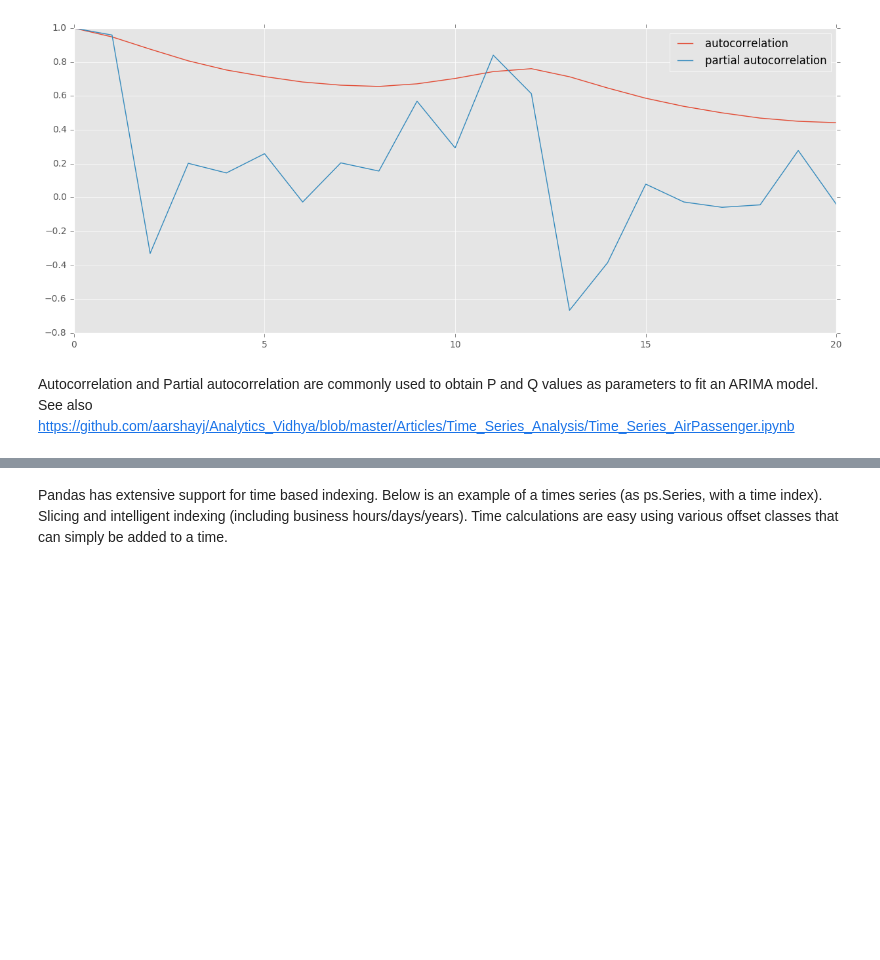
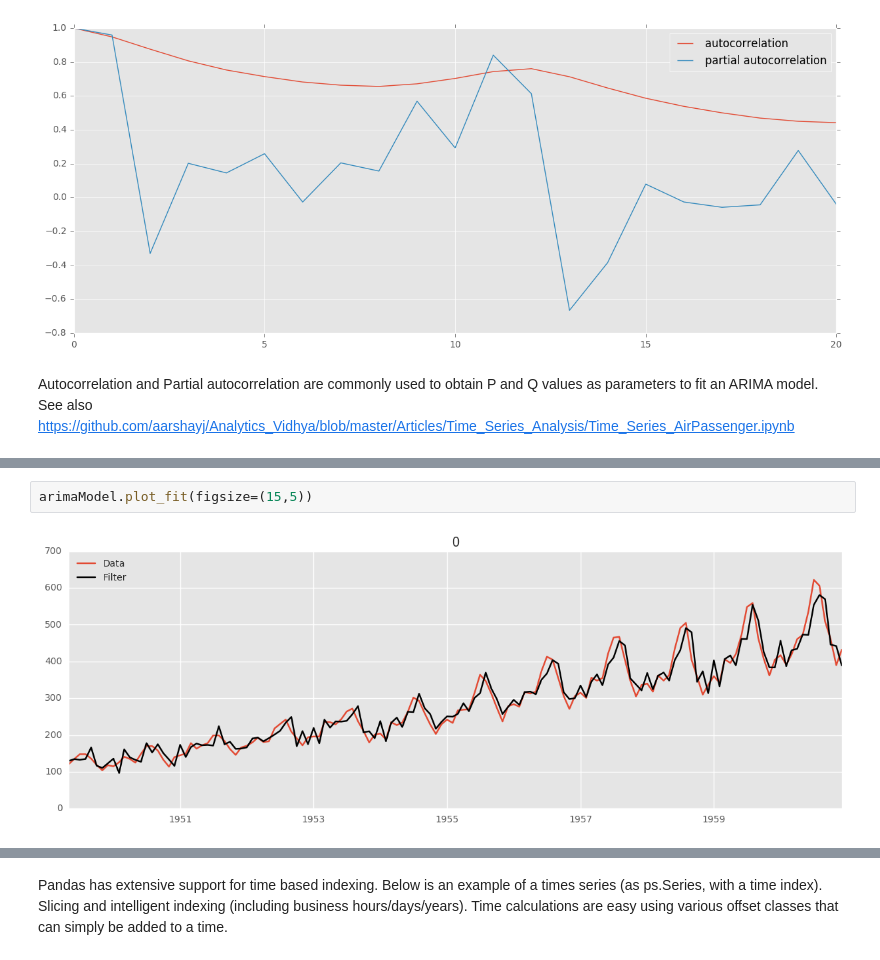
Before and after one commit to smartsystems4u/timeseries_analysis, a Jupyter notebook: Time series analysis techniques.ipynb, the cells around one changed output, grey strips where cells are left out. Saved outputs shown, nothing was run; the diff lists cells and outputs as text; blank space fills up the shorter version.

```diff
--- a/Time series analysis techniques.ipynb
+++ b/Time series analysis techniques.ipynb
@@ -386,0 +444,4 @@ See also https://github.com/aarshayj/Analytics_Vidhya/blob/master/Articles/Time_
+# %%
+arimaModel.plot_fit(figsize=(15,5))
+# %% [output]
+[figure, added]
```
Also changed, not shown: parts of 64 cells of this notebook.
